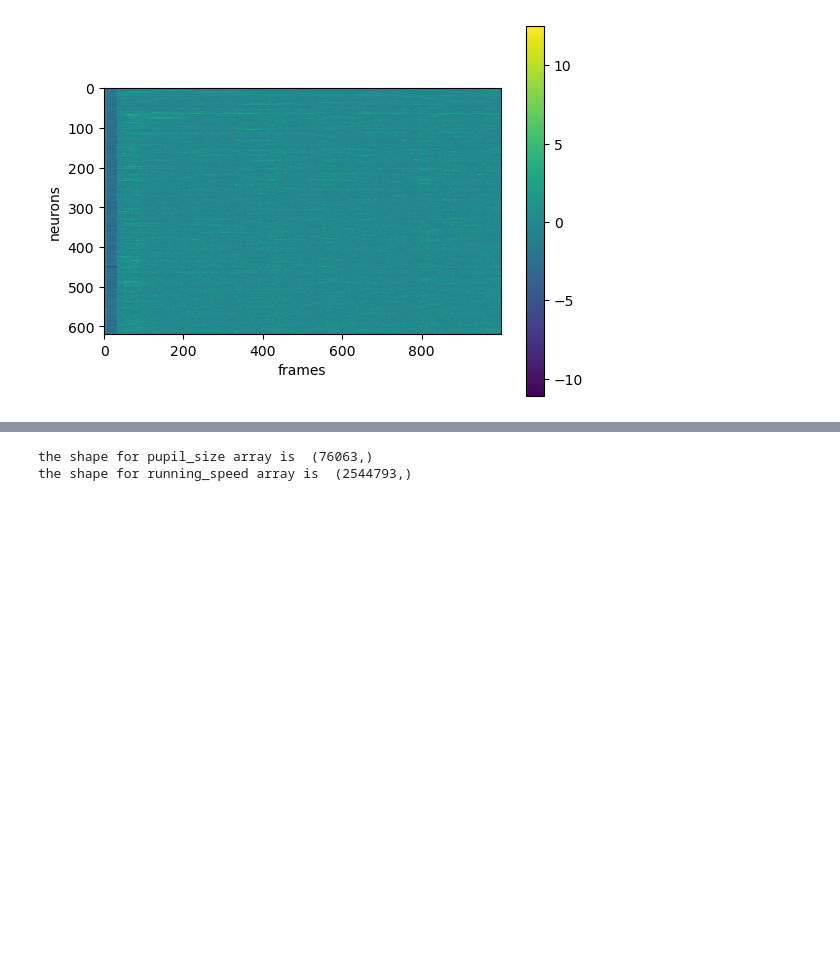
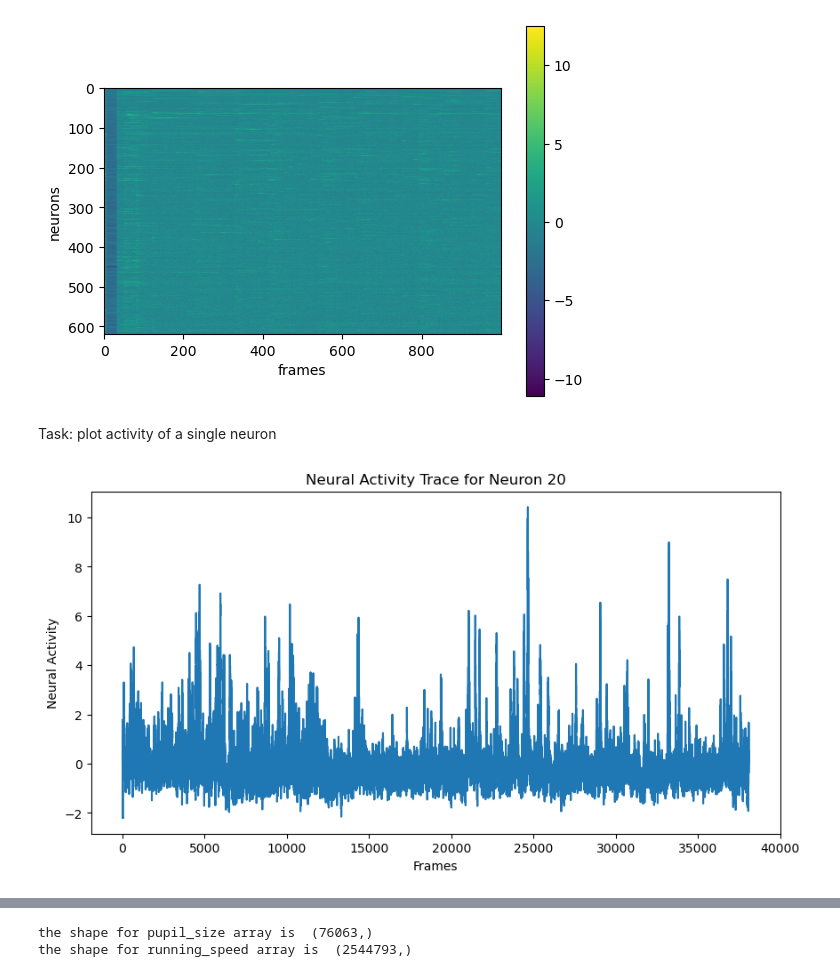
Before and after one commit to troselab/PM2-visual-physiology, a Jupyter notebook: 20241202_grating_tuning_v1.ipynb, the cells around one changed output, grey strips where cells are left out. Saved outputs shown, nothing was run; the diff lists cells and outputs as text; code cells hidden in the pictures; blank space fills up the shorter version.

Commit message:
some tasks

```diff
--- a/20241202_grating_tuning_v1.ipynb
+++ b/20241202_grating_tuning_v1.ipynb
@@ -35,6 +35,18 @@ plt.colorbar()
 # %% [output]
 <matplotlib.colorbar.Colorbar at 0x...>
 [figure]
+# %% [markdown]
+Task: plot activity of a single neuron
+# %%
+neuron_id = 20  # specify the neuron ID to plot
+plt.figure(figsize=(10, 5))
+plt.plot(neural_data[neuron_id, :])
+plt.xlabel('Frames')
+plt.ylabel('Neural Activity')
+plt.title(f'Neural Activity Trace for Neuron {neuron_id}')
+plt.show()
+# %% [output]
+[figure, added]
 # %%
 # to load stimulus_events as numpy array
 file_path = rootpath + 'stimulus_events.npy'
```
Also changed, not shown: parts of 9 cells of this notebook.
